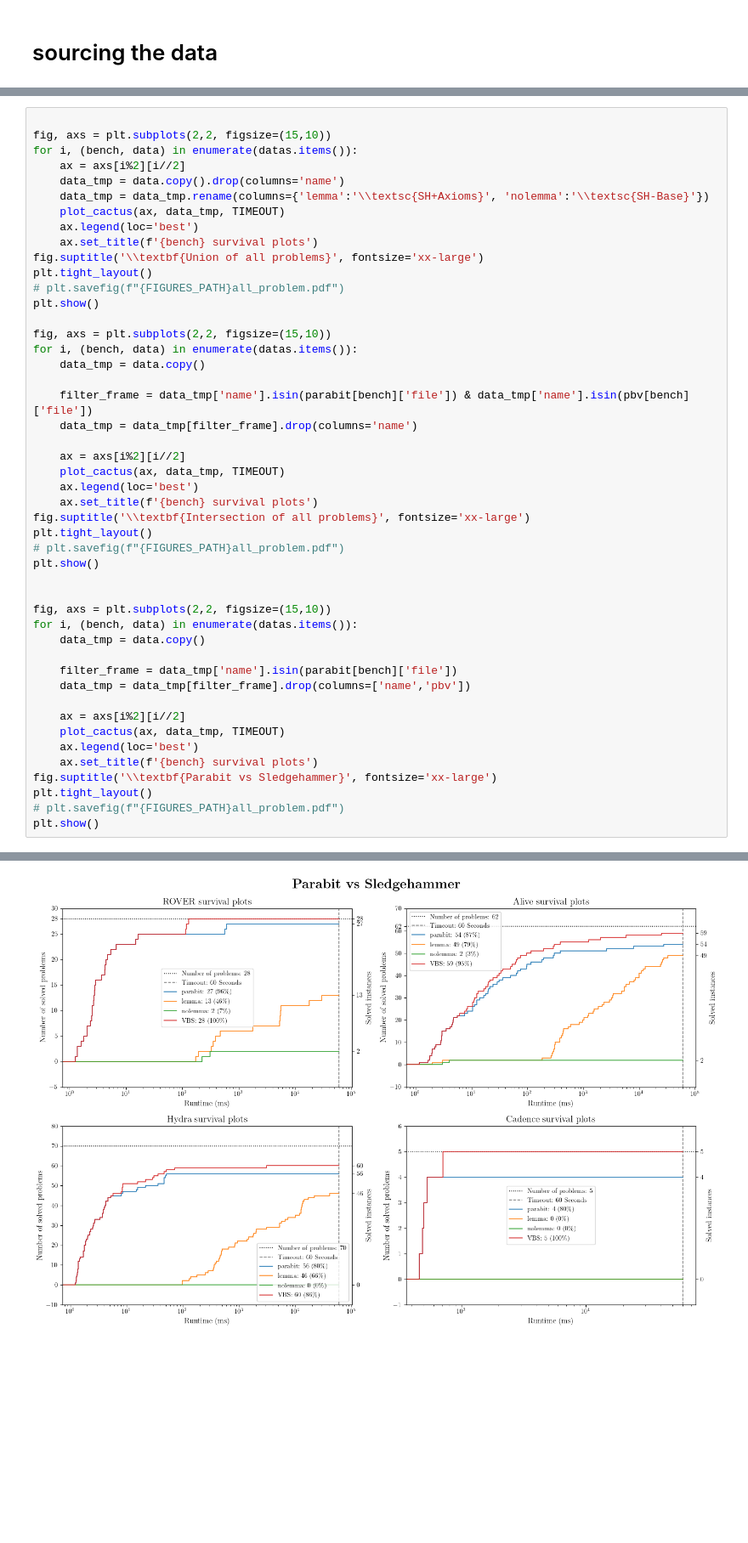
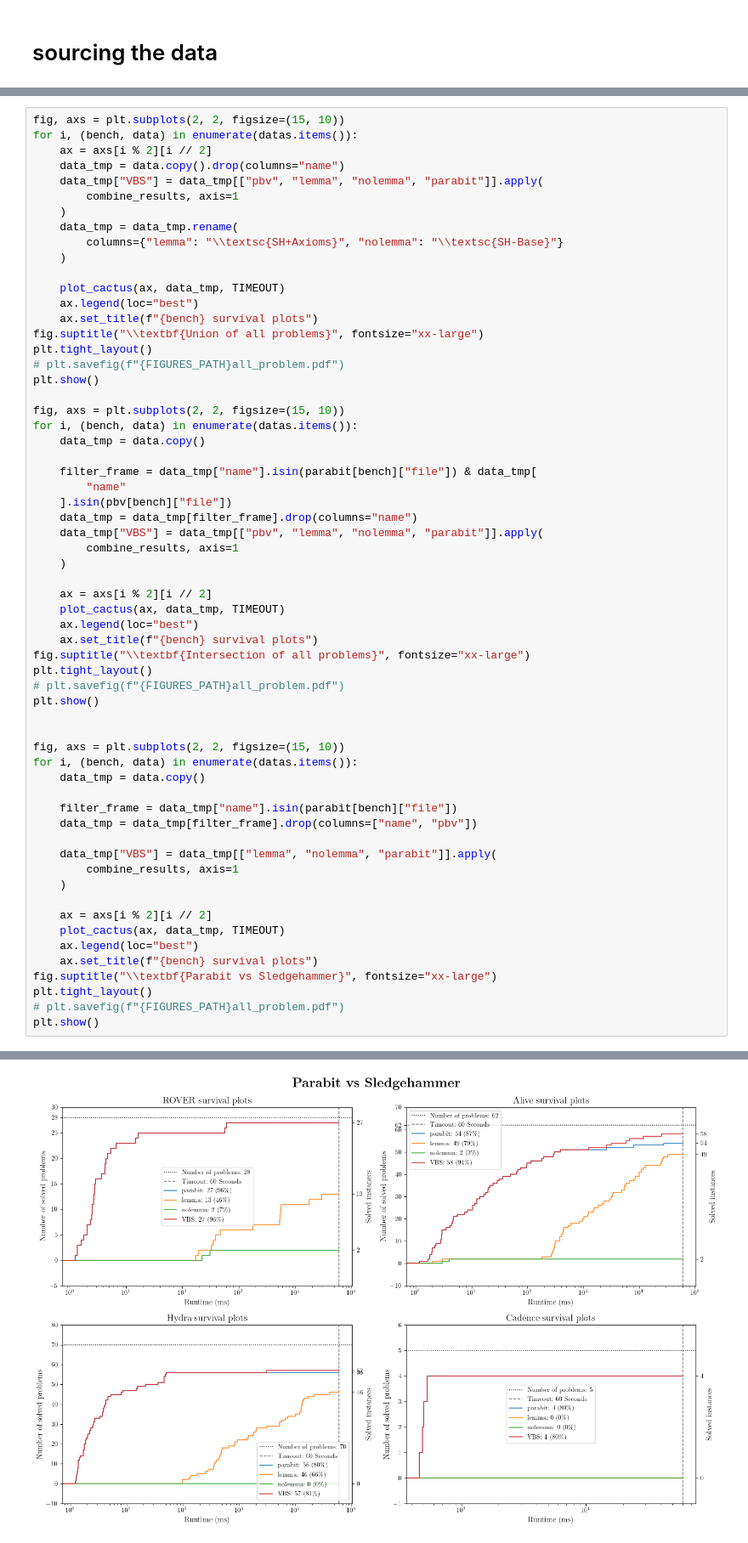
Before and after one commit to luigirinaldi/CAV, a Jupyter notebook: scripts/plots/eval_graphs.ipynb, the cells around one changed output, grey strips where cells are left out. Shown at 85% size. Saved outputs shown, nothing was run; the diff lists cells and outputs as text; blank space fills up the shorter version.

```diff
--- a/scripts/plots/eval_graphs.ipynb
+++ b/scripts/plots/eval_graphs.ipynb
@@ -212,51 +579,65 @@ Cadence 5
 # %%
+fig, axs = plt.subplots(2, 2, figsize=(15, 10))
+for i, (bench, data) in enumerate(datas.items()):
+    ax = axs[i % 2][i // 2]
+    data_tmp = data.copy().drop(columns="name")
+    data_tmp["VBS"] = data_tmp[["pbv", "lemma", "nolemma", "parabit"]].apply(
+        combine_results, axis=1
+    )
+    data_tmp = data_tmp.rename(
+        columns={"lemma": "\\textsc{SH+Axioms}", "nolemma": "\\textsc{SH-Base}"}
+    )
 
-fig, axs = plt.subplots(2,2, figsize=(15,10))
-for i, (bench, data) in enumerate(datas.items()):
-    ax = axs[i%2][i//2]
-    data_tmp = data.copy().drop(columns='name')
-    data_tmp = data_tmp.rename(columns={'lemma':'\\textsc{SH+Axioms}', 'nolemma':'\\textsc{SH-Base}'})
     plot_cactus(ax, data_tmp, TIMEOUT)
-    ax.legend(loc='best')
-    ax.set_title(f'{bench} survival plots')
-fig.suptitle('\\textbf{Union of all problems}', fontsize='xx-large')
+    ax.legend(loc="best")
+    ax.set_title(f"{bench} survival plots")
+fig.suptitle("\\textbf{Union of all problems}", fontsize="xx-large")
 plt.tight_layout()
 # plt.savefig(f"{FIGURES_PATH}all_problem.pdf")
 plt.show()
 
-fig, axs = plt.subplots(2,2, figsize=(15,10))
+fig, axs = plt.subplots(2, 2, figsize=(15, 10))
 for i, (bench, data) in enumerate(datas.items()):
     data_tmp = data.copy()
 
-    filter_frame = data_tmp['name'].isin(parabit[bench]['file']) & data_tmp['name'].isin(pbv[bench]['file'])
-    data_tmp = data_tmp[filter_frame].drop(columns='name')
+    filter_frame = data_tmp["name"].isin(parabit[bench]["file"]) & data_tmp[
+        "name"
+    ].isin(pbv[bench]["file"])
+    data_tmp = data_tmp[filter_frame].drop(columns="name")
+    data_tmp["VBS"] = data_tmp[["pbv", "lemma", "nolemma", "parabit"]].apply(
+        combine_results, axis=1
+    )
 
-    ax = axs[i%2][i//2]
+    ax = axs[i % 2][i // 2]
     plot_cactus(ax, data_tmp, TIMEOUT)
-    ax.legend(loc='best')
-    ax.set_title(f'{bench} survival plots')
-fig.suptitle('\\textbf{Intersection of all problems}', fontsize='xx-large')
+    ax.legend(loc="best")
+    ax.set_title(f"{bench} survival plots")
+fig.suptitle("\\textbf{Intersection of all problems}", fontsize="xx-large")
 plt.tight_layout()
 # plt.savefig(f"{FIGURES_PATH}all_problem.pdf")
 plt.show()
 
 
-fig, axs = plt.subplots(2,2, figsize=(15,10))
+fig, axs = plt.subplots(2, 2, figsize=(15, 10))
 for i, (bench, data) in enumerate(datas.items()):
     data_tmp = data.copy()
 
-    filter_frame = data_tmp['name'].isin(parabit[bench]['file'])
-    data_tmp = data_tmp[filter_frame].drop(columns=['name','pbv'])
+    filter_frame = data_tmp["name"].isin(parabit[bench]["file"])
+    data_tmp = data_tmp[filter_frame].drop(columns=["name", "pbv"])
 
-    ax = axs[i%2][i//2]
+    data_tmp["VBS"] = data_tmp[["lemma", "nolemma", "parabit"]].apply(
+        combine_results, axis=1
+    )
+
+    ax = axs[i % 2][i // 2]
     plot_cactus(ax, data_tmp, TIMEOUT)
-    ax.legend(loc='best')
-    ax.set_title(f'{bench} survival plots')
-fig.suptitle('\\textbf{Parabit vs Sledgehammer}', fontsize='xx-large')
+    ax.legend(loc="best")
+    ax.set_title(f"{bench} survival plots")
+fig.suptitle("\\textbf{Parabit vs Sledgehammer}", fontsize="xx-large")
 plt.tight_layout()
 # plt.savefig(f"{FIGURES_PATH}all_problem.pdf")
 plt.show()
 # %% [output]
 [figure]
 [figure]
-[figure, old version]
+[figure, new version]
```
Also changed, not shown: parts of 6 cells of this notebook, 1 other file.
